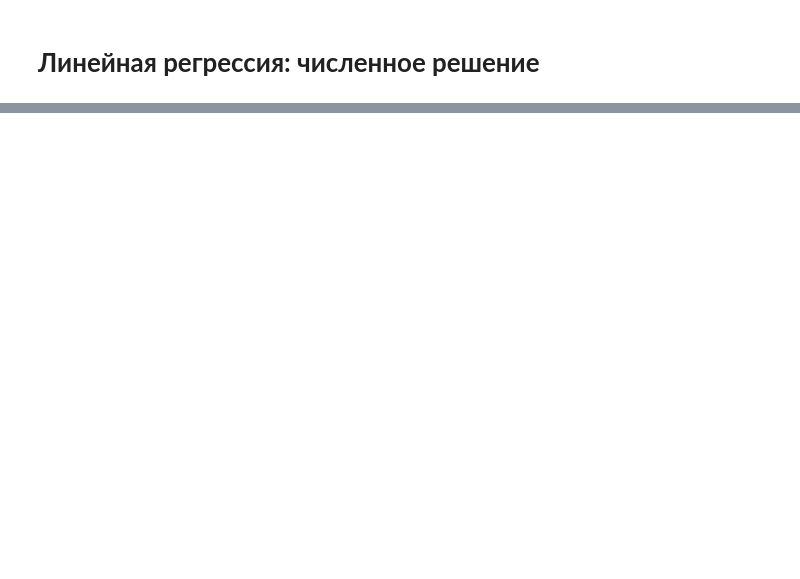
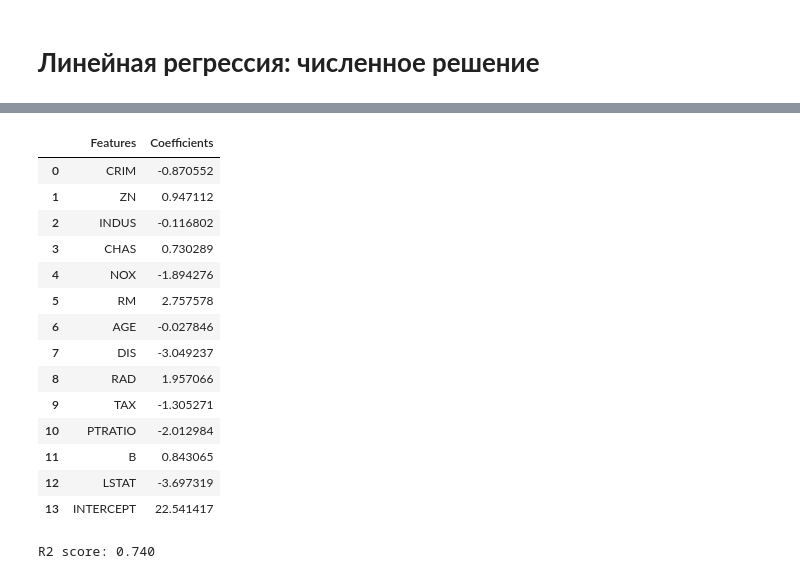
Before and after one commit to royvudgren/sf_datascience_practice, a Jupyter notebook: ML-2 supervised learning/4 linear regression numerical.ipynb, the cells around one changed output, grey strips where cells are left out. Drawn from its saved outputs; the diff is of its cells as text; code cells hidden in the pictures; blank space fills up the shorter version.

```diff
--- a/ML-2 supervised learning/4 linear regression numerical.ipynb
+++ b/ML-2 supervised learning/4 linear regression numerical.ipynb
@@ -91,0 +390,45 @@
+# %%
+#Инициализируем стандартизатор StandardScaler
+scaler = preprocessing.StandardScaler()
+#Производим стандартизацию
+X_scaled = scaler.fit_transform(X)
+#Составляем DataFrame из результата
+X_scaled = pd.DataFrame(X_scaled, columns=features)
+X_scaled.head()
+
+# Попытка №2. Обучим модель и составим таблицу из её параметров:
+#Создаём объект класса линейной регрессии с SGD
+sgd_lr_full = linear_model.SGDRegressor(random_state=42)
+#Обучаем модель — ищем параметры по методу SGD
+#Подаём стандартизованные данные
+sgd_lr_full.fit(X_scaled, y)
+
+#Составляем таблицу из признаков и их коэффициентов
+w_df = pd.DataFrame({'Features': features, 'Coefficients': sgd_lr_full.coef_})
+#Составляем строчку таблицы со свободным членом
+intercept_df =pd.DataFrame({'Features': ['INTERCEPT'], 'Coefficients': sgd_lr_full.intercept_})
+coef_df = pd.concat([w_df, intercept_df], ignore_index=True)
+display(coef_df)
+
+#Предсказываем медианную цену для всех участков из набора данных
+#Передаём стандартизованные данные
+y_predict = sgd_lr_full.predict(X_scaled)
+#Рассчитываем коэффициент детерминации
+print('R2 score: {:.3f}'.format(metrics.r2_score(y, y_predict)))
+# %% [output]
+|  | Features | Coefficients |
+| 0 | CRIM | -0.870552 |
+| 1 | ZN | 0.947112 |
+| 2 | INDUS | -0.116802 |
+| 3 | CHAS | 0.730289 |
+| 4 | NOX | -1.894276 |
+| 5 | RM | 2.757578 |
+| 6 | AGE | -0.027846 |
+| 7 | DIS | -3.049237 |
+| 8 | RAD | 1.957066 |
+| 9 | TAX | -1.305271 |
+| 10 | PTRATIO | -2.012984 |
+| 11 | B | 0.843065 |
+| 12 | LSTAT | -3.697319 |
+| 13 | INTERCEPT | 22.541417 |
+R2 score: 0.740
```
Also changed, not shown: parts of 23 cells of this notebook, 1 other file.
